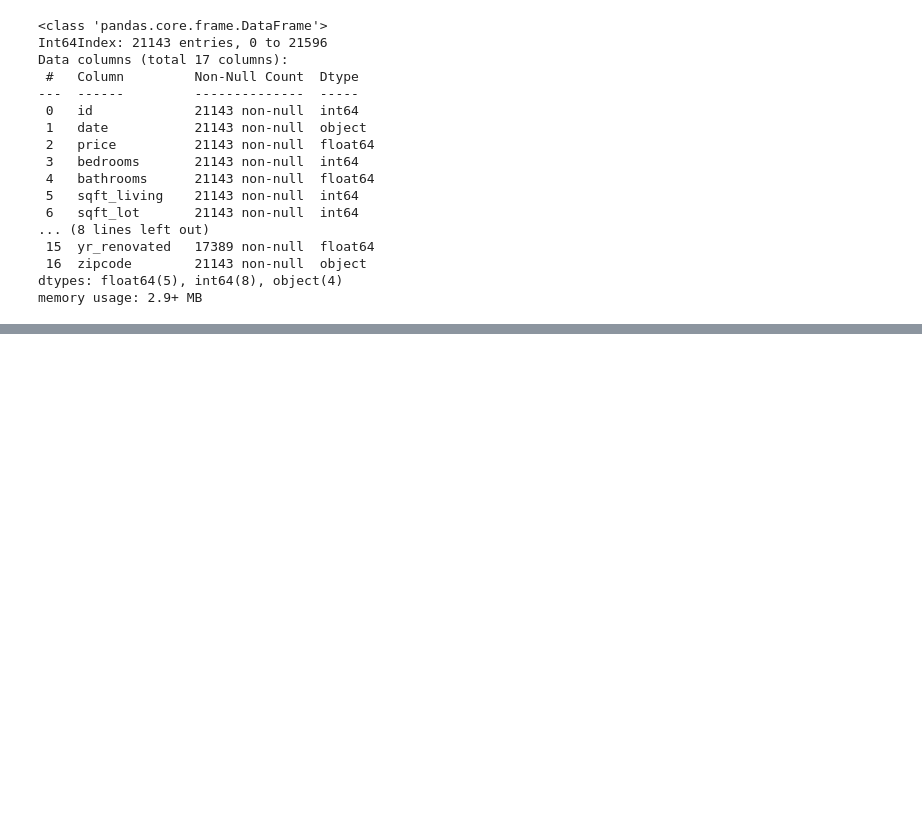
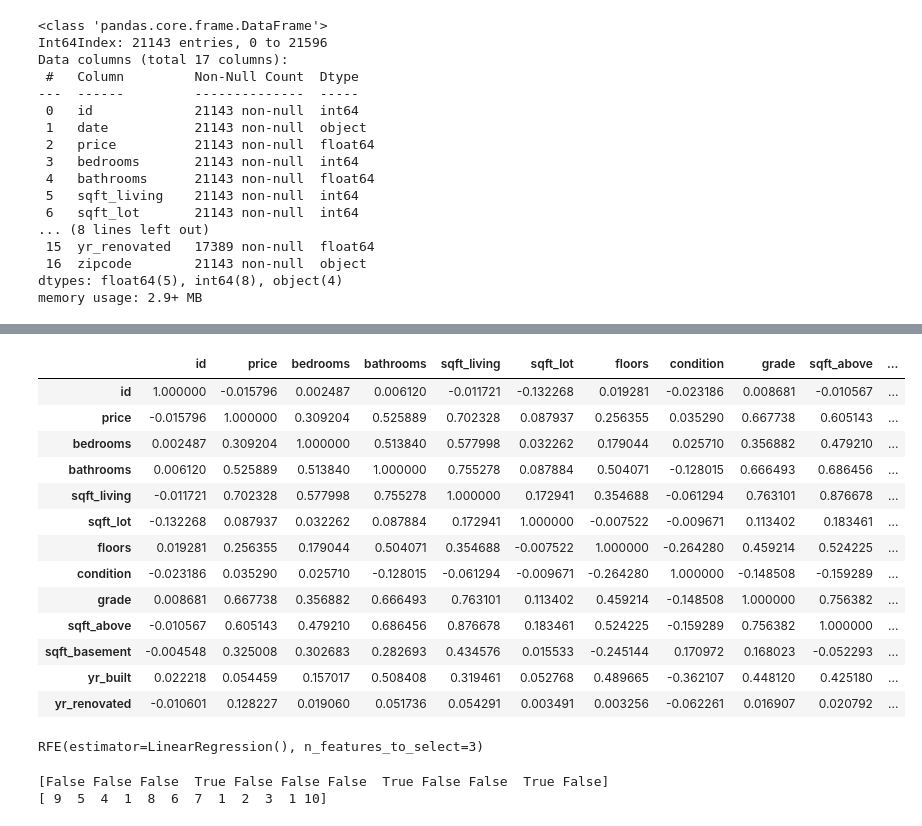
Before and after one commit to smashley-eakland/phase-2-project, a Jupyter notebook: GroupU_Project.ipynb, the cells around one changed output, grey strips where cells are left out. Cells and saved outputs as stored; diff of their text form; code cells hidden in the pictures; blank space fills up the shorter version.

```diff
--- a/GroupU_Project.ipynb
+++ b/GroupU_Project.ipynb
@@ -793,0 +786,17 @@ Notes:
+# %%
+zipcode_df.corr()
+# %% [output]
+|  | id | price | bedrooms | bathrooms | sqft_living | sqft_lot | floors | condition | grade | sqft_above | ... |
+| id | 1.000000 | -0.015796 | 0.002487 | 0.006120 | -0.011721 | -0.132268 | 0.019281 | -0.023186 | 0.008681 | -0.010567 | ... |
+| price | -0.015796 | 1.000000 | 0.309204 | 0.525889 | 0.702328 | 0.087937 | 0.256355 | 0.035290 | 0.667738 | 0.605143 | ... |
+| bedrooms | 0.002487 | 0.309204 | 1.000000 | 0.513840 | 0.577998 | 0.032262 | 0.179044 | 0.025710 | 0.356882 | 0.479210 | ... |
+| bathrooms | 0.006120 | 0.525889 | 0.513840 | 1.000000 | 0.755278 | 0.087884 | 0.504071 | -0.128015 | 0.666493 | 0.686456 | ... |
+| sqft_living | -0.011721 | 0.702328 | 0.577998 | 0.755278 | 1.000000 | 0.172941 | 0.354688 | -0.061294 | 0.763101 | 0.876678 | ... |
+| sqft_lot | -0.132268 | 0.087937 | 0.032262 | 0.087884 | 0.172941 | 1.000000 | -0.007522 | -0.009671 | 0.113402 | 0.183461 | ... |
+| floors | 0.019281 | 0.256355 | 0.179044 | 0.504071 | 0.354688 | -0.007522 | 1.000000 | -0.264280 | 0.459214 | 0.524225 | ... |
+| condition | -0.023186 | 0.035290 | 0.025710 | -0.128015 | -0.061294 | -0.009671 | -0.264280 | 1.000000 | -0.148508 | -0.159289 | ... |
+| grade | 0.008681 | 0.667738 | 0.356882 | 0.666493 | 0.763101 | 0.113402 | 0.459214 | -0.148508 | 1.000000 | 0.756382 | ... |
+| sqft_above | -0.010567 | 0.605143 | 0.479210 | 0.686456 | 0.876678 | 0.183461 | 0.524225 | -0.159289 | 0.756382 | 1.000000 | ... |
+| sqft_basement | -0.004548 | 0.325008 | 0.302683 | 0.282693 | 0.434576 | 0.015533 | -0.245144 | 0.170972 | 0.168023 | -0.052293 | ... |
+| yr_built | 0.022218 | 0.054459 | 0.157017 | 0.508408 | 0.319461 | 0.052768 | 0.489665 | -0.362107 | 0.448120 | 0.425180 | ... |
+| yr_renovated | -0.010601 | 0.128227 | 0.019060 | 0.051736 | 0.054291 | 0.003491 | 0.003256 | -0.062261 | 0.016907 | 0.020792 | ... |
@@ -793,0 +814,10 @@ Notes:
+# %%
+select.fit(X=df_scaled, y=zipcode_df['price'])
+# %% [output]
+RFE(estimator=LinearRegression(), n_features_to_select=3)
+# %%
+print(select.support_)
+print(select.ranking_)
+# %% [output]
+[False False False  True False False False  True False False  True False]
+[ 9  5  4  1  8  6  7  1  2  3  1 10]
```
Also changed, not shown: parts of 14 cells of this notebook.
